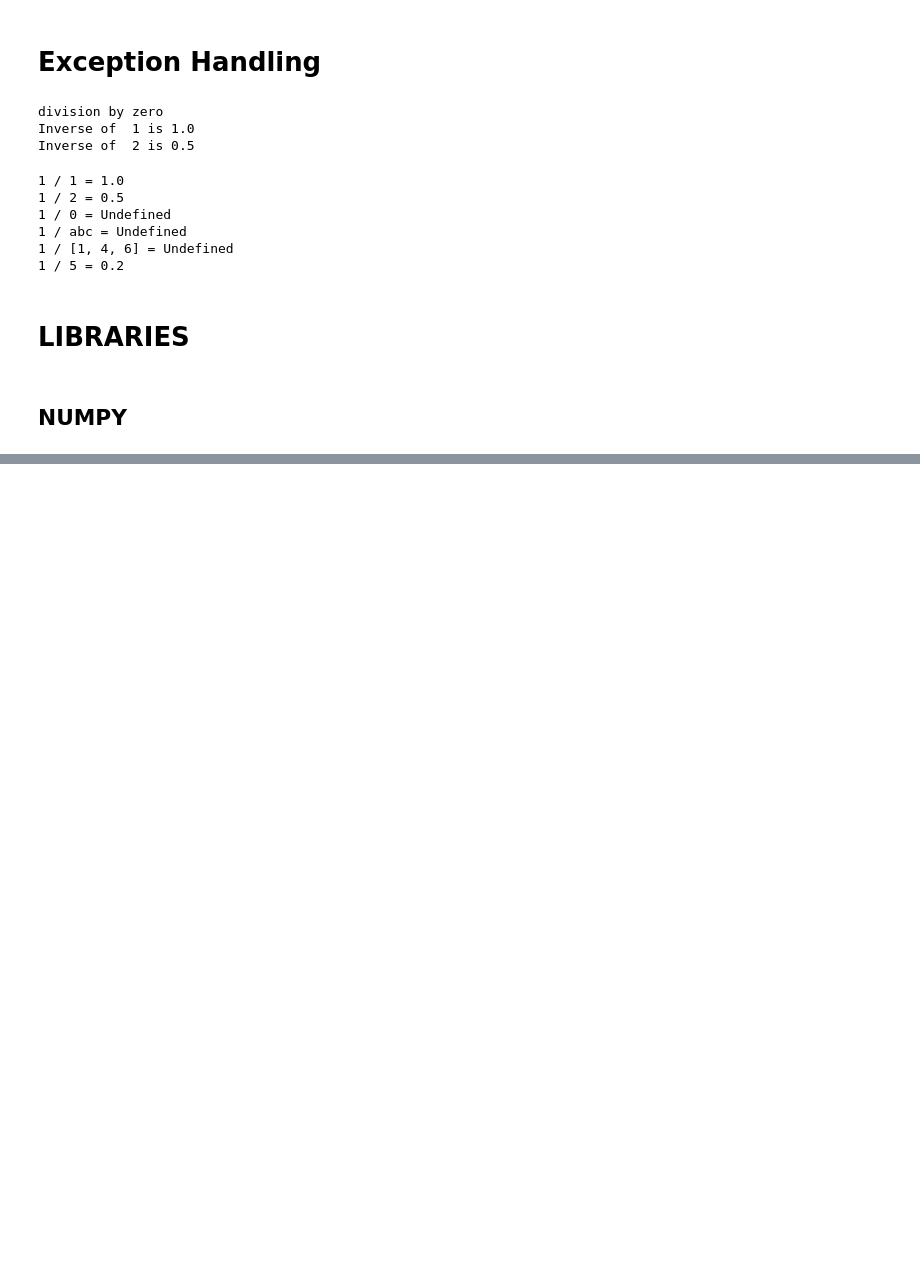
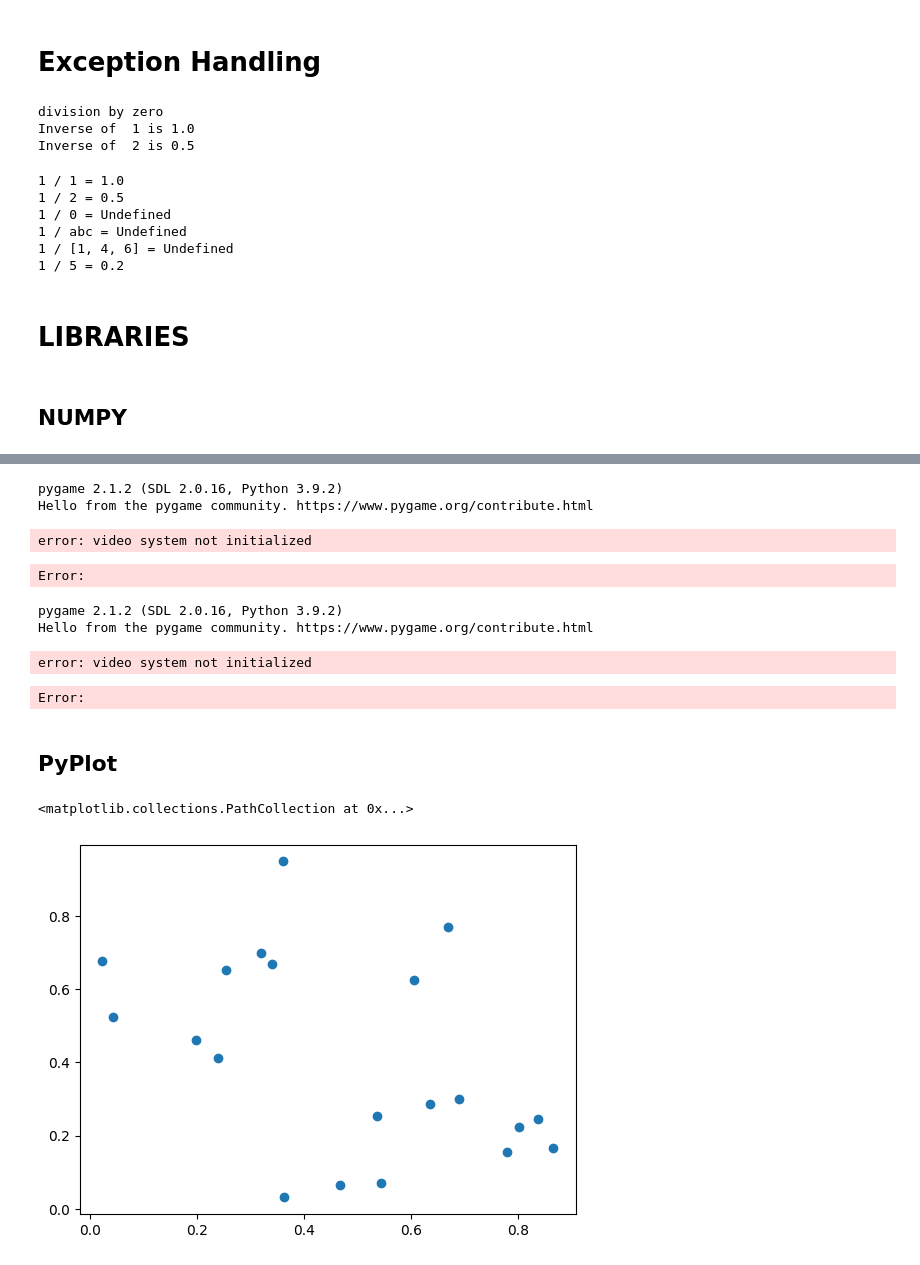
Before and after one commit to jaywyawhare/Sixth-Semester, a Jupyter notebook: T&T Lab/Basic.ipynb, the cells around one changed output, grey strips where cells are left out. Drawn from its saved outputs; the diff is of its cells as text; code cells hidden in the pictures; blank space fills up the shorter version.

```diff
--- a/T&T Lab/Basic.ipynb
+++ b/T&T Lab/Basic.ipynb
@@ -295,0 +464,80 @@ for data in li:
+# %%
+import pygame
+import random
+import math
+pygame.init()
+pygame.display.set_caption("2005441")
+screen = pygame.display.set_mode((600,600))
+screen.fill((128,128,128))
+   # fractal
+def draw_circle(x,y,r):
+    if r > 1:
+        pygame.draw.circle(screen, (random.randint(0,255),random.randint(0,255),random.randint(0,255)), (x,y), r)
+        draw_circle(x+r,y,r/2)
+        draw_circle(x-r,y,r/2)
+        draw_circle(x,y+r,r/2)
+        draw_circle(x,y-r,r/2)
+draw_circle(300,300,300)
+
+def primeSpiral():
+
+pygame.display.flip()
+while True:
+    for event in pygame.event.get():
+        if event.type == pygame.QUIT:
+            pygame.quit()
+            exit()
+# %% [output]
+pygame 2.1.2 (SDL 2.0.16, Python 3.9.2)
+Hello from the pygame community. https://www.pygame.org/contribute.html
+error: video system not initialized
+Error:
+# %%
+import pygame
+import random
+import math
+pygame.init()
+pygame.display.set_caption("2005441")
+screen = pygame.display.set_mode((600,600))
+screen.fill((128,128,128))
+# zoom in on screen permisson
+
+
+def mandelbrot(c):
+    z = c
+    for i in range(100):
+        if abs(z) > 2:
+            return i
+        z = z*z + c
+    return 100
+for i in range(600):
+    for j in range(600):
+        c = complex(-2 + 4*i/600, -2 + 4*j/600)
+        n = mandelbrot(c)
+        if n < 100:
+            pygame.draw.rect(screen, (255*n/100,255*n/100,255*n/100), (i,j,1,1))
+pygame.display.flip()
+
+while True:
+    for event in pygame.event.get():
+        if event.type == pygame.QUIT:
+            pygame.quit()
+            exit()
+# %% [output]
+pygame 2.1.2 (SDL 2.0.16, Python 3.9.2)
+Hello from the pygame community. https://www.pygame.org/contribute.html
+error: video system not initialized
+Error:
+# %% [markdown]
+## PyPlot
+# %%
+import numpy as np
+import matplotlib.pyplot as plt
+
+x = np.random.rand(20)
+y = np.random.rand(20)
+
+plt.scatter(x,y)
+# %% [output]
+<matplotlib.collections.PathCollection at 0x...>
+[figure, added]
```
Also changed, not shown: parts of 28 cells of this notebook.
